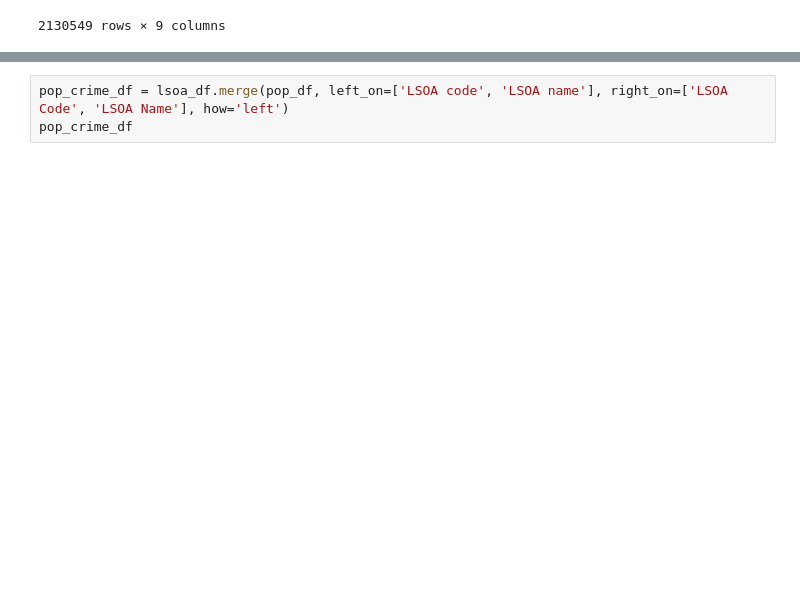
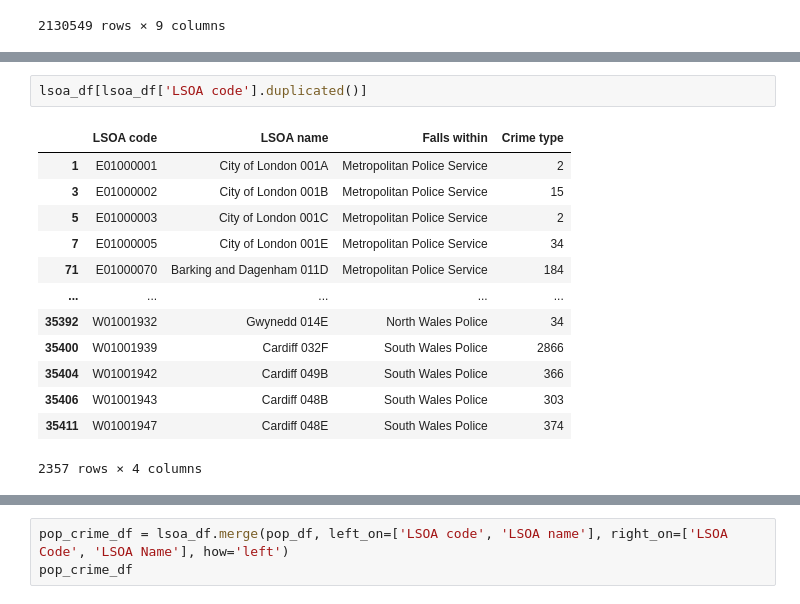
Before and after one commit to saquibmohiuddin/cubed-workshop, a Jupyter notebook: playground.ipynb, the cells around one changed output, grey strips where cells are left out. Drawn from its saved outputs; the diff is of its cells as text; blank space fills up the shorter version.

```diff
--- a/playground.ipynb
+++ b/playground.ipynb
@@ -736,0 +760,16 @@ lsoa_df
+# %%
+lsoa_df[lsoa_df['LSOA code'].duplicated()]
+# %% [output]
+|  | LSOA code | LSOA name | Falls within | Crime type |
+| 1 | E01000001 | City of London 001A | Metropolitan Police Service | 2 |
+| 3 | E01000002 | City of London 001B | Metropolitan Police Service | 15 |
+| 5 | E01000003 | City of London 001C | Metropolitan Police Service | 2 |
+| 7 | E01000005 | City of London 001E | Metropolitan Police Service | 34 |
+| 71 | E01000070 | Barking and Dagenham 011D | Metropolitan Police Service | 184 |
+| ... | ... | ... | ... | ... |
+| 35392 | W01001932 | Gwynedd 014E | North Wales Police | 34 |
+| 35400 | W01001939 | Cardiff 032F | South Wales Police | 2866 |
+| 35404 | W01001942 | Cardiff 049B | South Wales Police | 366 |
+| 35406 | W01001943 | Cardiff 048B | South Wales Police | 303 |
+| 35411 | W01001947 | Cardiff 048E | South Wales Police | 374 |
+2357 rows × 4 columns
```
Also changed, not shown: parts of 12 cells of this notebook.
